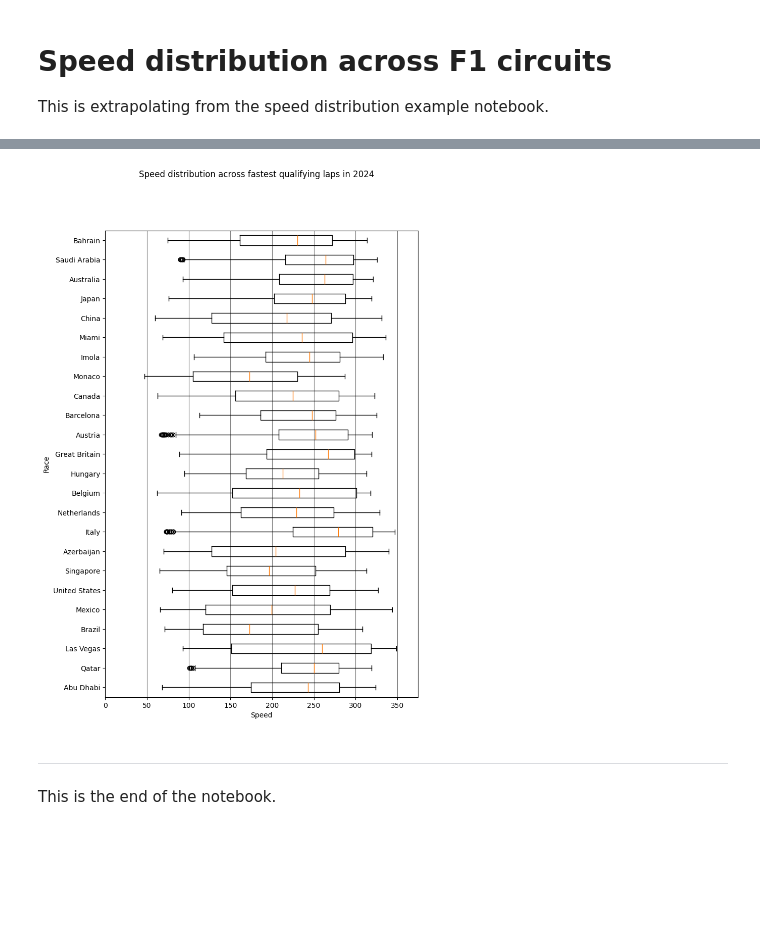
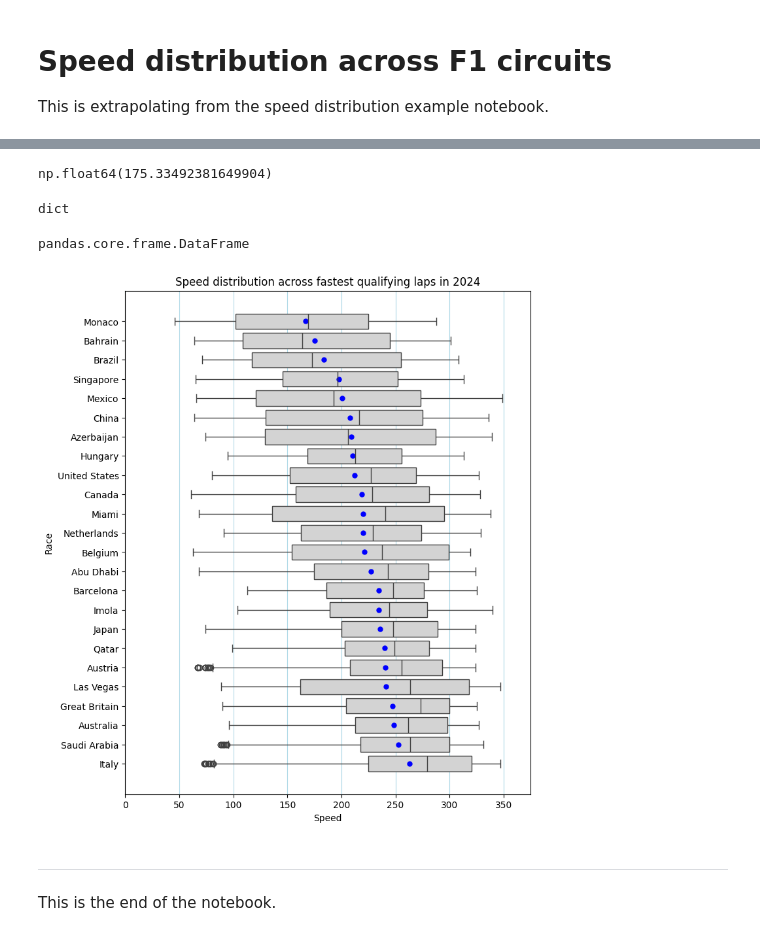
Before and after one commit to matt-bernhardt/f1-notebooks, a Jupyter notebook: notebooks/tracks/speed-distribution.ipynb, the cells around one changed output, grey strips where cells are left out. Drawn from its saved outputs; the diff is of its cells as text; code cells hidden in the pictures; blank space fills up the shorter version.

Commit message:
Finish speed distribution

```diff
--- a/notebooks/tracks/speed-distribution.ipynb
+++ b/notebooks/tracks/speed-distribution.ipynb
@@ -15,9 +16,7 @@ import fastf1 as ff1
 # Define commonly-used variables
 
 year = 2024
-race = ['Monaco','Barcelona']
 ses = 'Q'
-driver = 'NOR'
 colormap = mpl.cm.plasma
 # %%
 # Load session data
@@ -75,32 +74,43 @@ req            INFO     Data has been written to cache!
 core           INFO     Finished loading data for 20 drivers: ['4', '81', '55', '27', '1', '10', '63', '14', '77', '11', '22', '30', '18', '16', '20', '23', '24', '44', '43', '61']
-# %%
-fig, ax1 = plt.subplots(1, 1, figsize=(8, 12))
-fig.suptitle('Speed distribution across fastest qualifying laps in 2024')
-
-labels, data = [*zip(*season.items())]
-
-ax1.boxplot(
-  data,
-  orientation='horizontal'
-)
-# ax1.yticks(
-#   range(1, len(labels) + 1),
-#   labels
-# )
-ax1.set_yticklabels(
-  # range(1, len(labels) + 1),
-  labels
-)
-
-ax1.set_xlim((0, 375))
-ax1.grid(color='gray', which='major', axis='x')
-ax1.invert_yaxis()
-ax1.set_xlabel('Speed')
-ax1.set_ylabel('Race')
-
-plt.show()
-# %% [output]
-[figure, removed]
+# %%
+# sorted(season, key=np.mean(season))
+np.mean(season['Bahrain'])
+# %% [output]
+np.float64(175.33492381649904)
+# %%
+type(season)
+# %% [output]
+dict
+# %%
+average_speeds = {race: speeds.mean() for race, speeds in season.items()}
+sorted_races = sorted(season.keys(), key=lambda race: average_speeds[race])
+sorted_df = pd.DataFrame({race: season[race] for race in sorted_races})
+# %%
+type(sorted_df)
+# %% [output]
+pandas.core.frame.DataFrame
+# %%
+fig, ax1 = plt.subplots(1, 1, figsize=(8, 10))
+
+sns.boxplot(
+  data=sorted_df,
+  orient="h",
+  ax=ax1,
+  color="lightgray"
+)
+
+ax1.set_title('Speed distribution across fastest qualifying laps in 2024')
+ax1.set_xlim((0, 375))
+ax1.grid(color='lightblue', which='major', axis='x')
+ax1.set_xlabel('Speed')
+ax1.set_ylabel('Race')
+
+for i, race in enumerate(sorted_races):
+  mean_speed = average_speeds[race]
+  ax1.plot(mean_speed, i, 'bo', markersize=5)
+plt.show()
+# %% [output]
+[figure, added]
 # %% [markdown]
 ---
 
```
Also changed, not shown: parts of 2 cells of this notebook.
